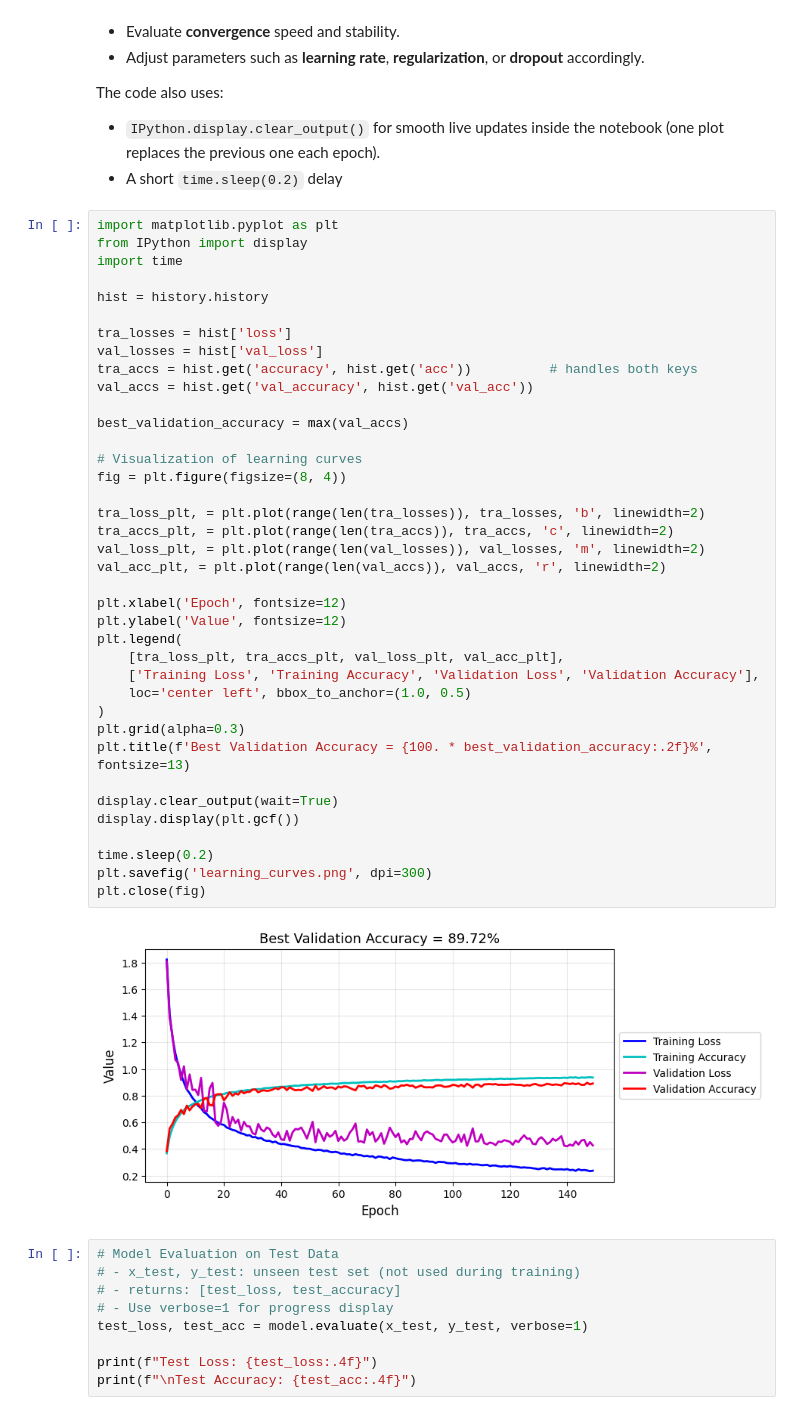
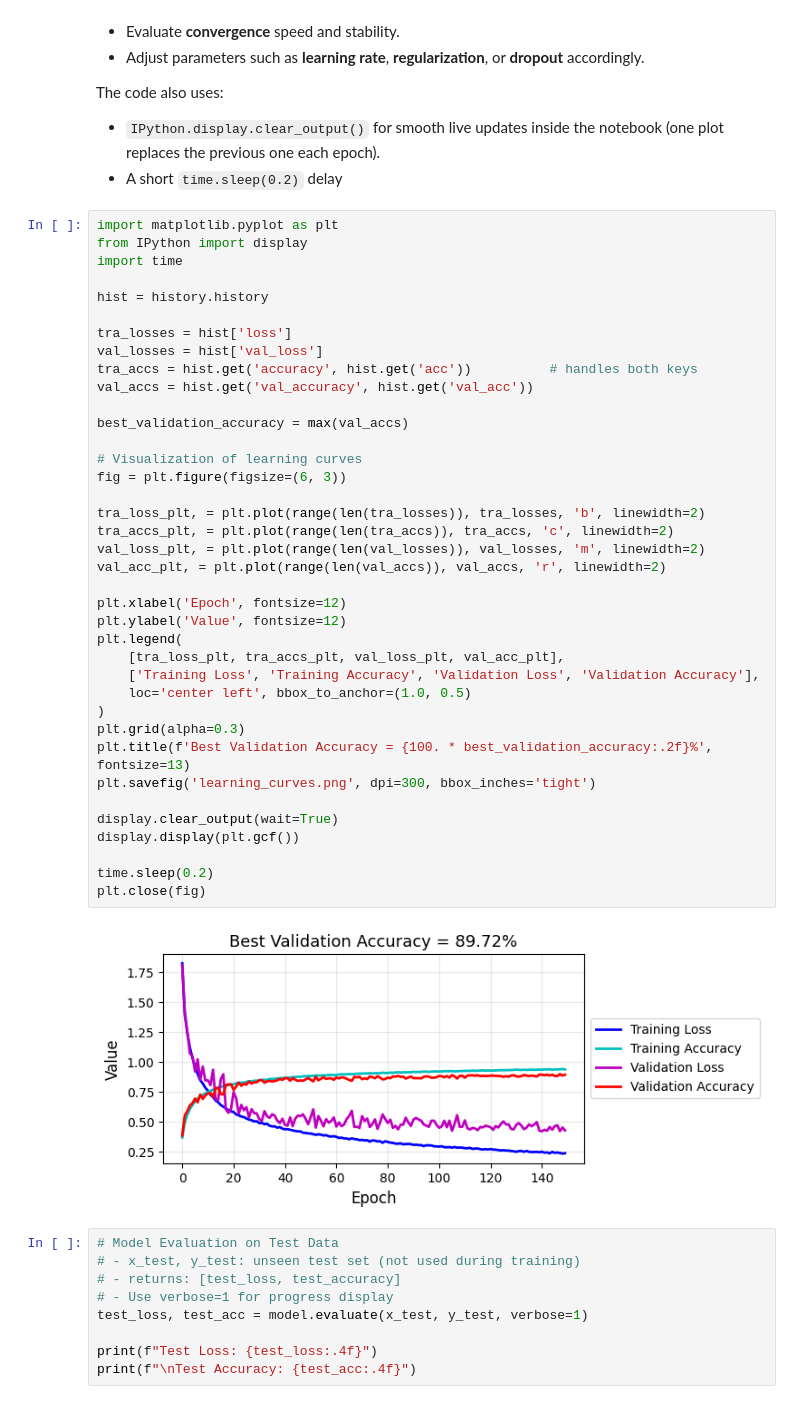
Before and after one commit to javida24/cifar10-cnn-tensorflow, a Jupyter notebook: cifar10_cnn.ipynb, the cells around one changed output. Saved outputs shown, nothing was run; the diff lists cells and outputs as text.

```diff
--- a/cifar10_cnn.ipynb
+++ b/cifar10_cnn.ipynb
@@ -491,36 +491,36 @@ hist = history.history
 tra_losses = hist['loss']
 val_losses = hist['val_loss']
 tra_accs = hist.get('accuracy', hist.get('acc'))          # handles both keys
 val_accs = hist.get('val_accuracy', hist.get('val_acc'))
 
 best_validation_accuracy = max(val_accs)
 
 # Visualization of learning curves
-fig = plt.figure(figsize=(8, 4))
+fig = plt.figure(figsize=(6, 3))
 
 tra_loss_plt, = plt.plot(range(len(tra_losses)), tra_losses, 'b', linewidth=2)
 tra_accs_plt, = plt.plot(range(len(tra_accs)), tra_accs, 'c', linewidth=2)
 val_loss_plt, = plt.plot(range(len(val_losses)), val_losses, 'm', linewidth=2)
 val_acc_plt, = plt.plot(range(len(val_accs)), val_accs, 'r', linewidth=2)
 
 plt.xlabel('Epoch', fontsize=12)
 plt.ylabel('Value', fontsize=12)
 plt.legend(
     [tra_loss_plt, tra_accs_plt, val_loss_plt, val_acc_plt],
     ['Training Loss', 'Training Accuracy', 'Validation Loss', 'Validation Accuracy'],
     loc='center left', bbox_to_anchor=(1.0, 0.5)
 )
 plt.grid(alpha=0.3)
 plt.title(f'Best Validation Accuracy = {100. * best_validation_accuracy:.2f}%', fontsize=13)
+plt.savefig('learning_curves.png', dpi=300, bbox_inches='tight')
 
 display.clear_output(wait=True)
 display.display(plt.gcf())
 
 time.sleep(0.2)
-plt.savefig('learning_curves.png', dpi=300)
 plt.close(fig)
 # %% [output]
-[figure, old version]
+[figure, new version]
 # %%
 # Model Evaluation on Test Data
 # - x_test, y_test: unseen test set (not used during training)
```
Also changed, not shown: parts of 1 cell of this notebook.
